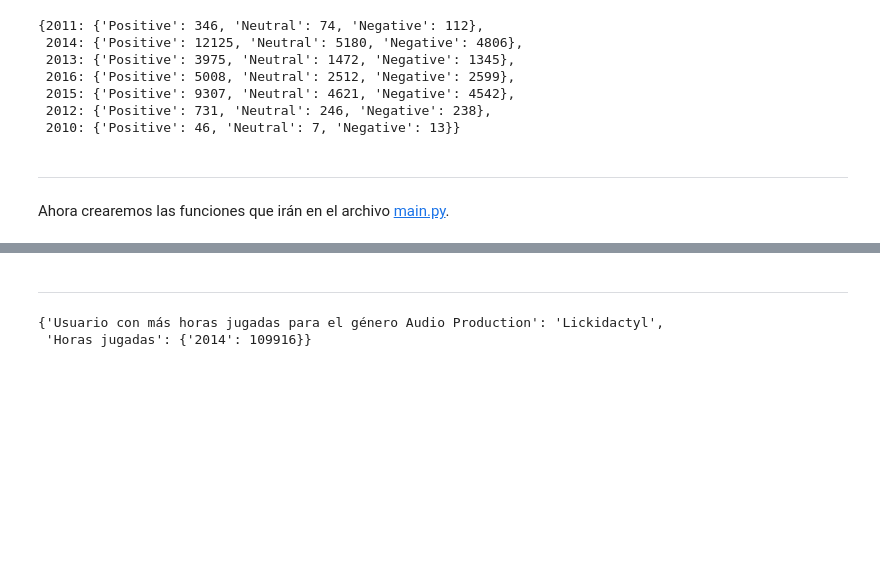
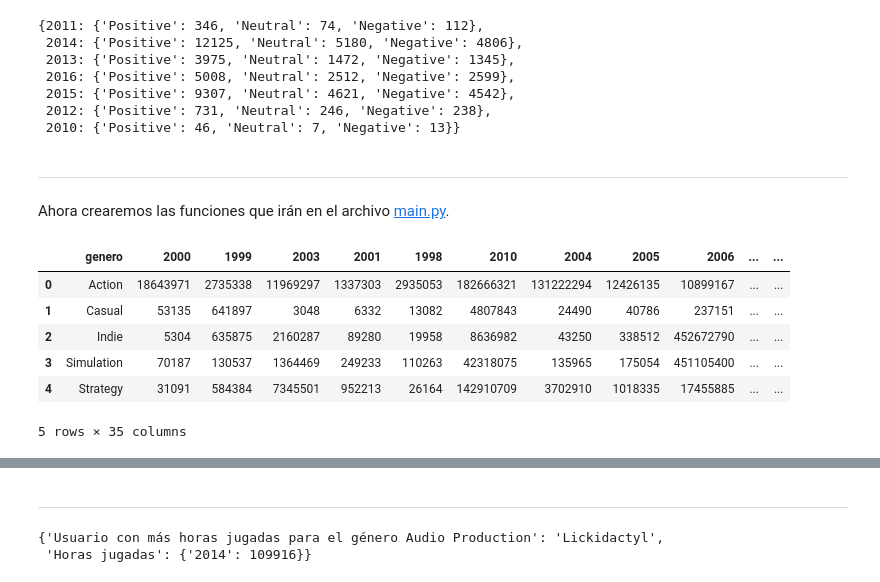
Before and after one commit to Mariagustin-Prg/Steam-MLOPS-4, a Jupyter notebook: test_functions.ipynb, the cells around one changed output, grey strips where cells are left out. Drawn from its saved outputs; the diff is of its cells as text; code cells hidden in the pictures; blank space fills up the shorter version.

```diff
--- a/test_functions.ipynb
+++ b/test_functions.ipynb
@@ -723,0 +728,10 @@ pd.DataFrame(dicc_sentiment).reset_index(names="Sentiment").to_csv("./data/data_
+# %%
+df_PlayTimeGenre.head()
+# %% [output]
+|  | genero | 2000 | 1999 | 2003 | 2001 | 1998 | 2010 | 2004 | 2005 | 2006 | ... | ... |
+| 0 | Action | 18643971 | 2735338 | 11969297 | 1337303 | 2935053 | 182666321 | 131222294 | 12426135 | 10899167 | ... | ... |
+| 1 | Casual | 53135 | 641897 | 3048 | 6332 | 13082 | 4807843 | 24490 | 40786 | 237151 | ... | ... |
+| 2 | Indie | 5304 | 635875 | 2160287 | 89280 | 19958 | 8636982 | 43250 | 338512 | 452672790 | ... | ... |
+| 3 | Simulation | 70187 | 130537 | 1364469 | 249233 | 110263 | 42318075 | 135965 | 175054 | 451105400 | ... | ... |
+| 4 | Strategy | 31091 | 584384 | 7345501 | 952213 | 26164 | 142910709 | 3702910 | 1018335 | 17455885 | ... | ... |
+5 rows × 35 columns
```
Also changed, not shown: parts of 11 cells of this notebook, 1 other file.
